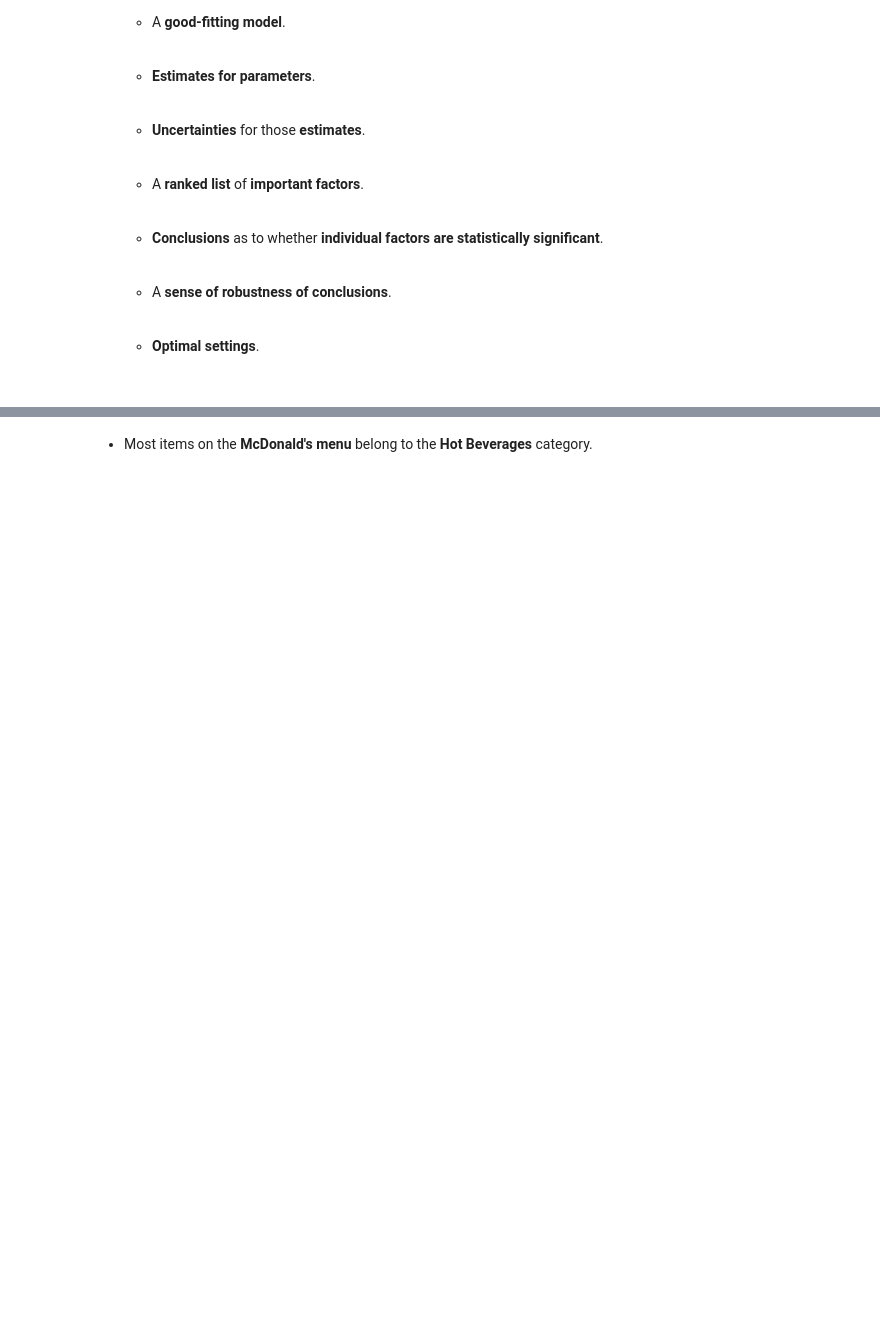
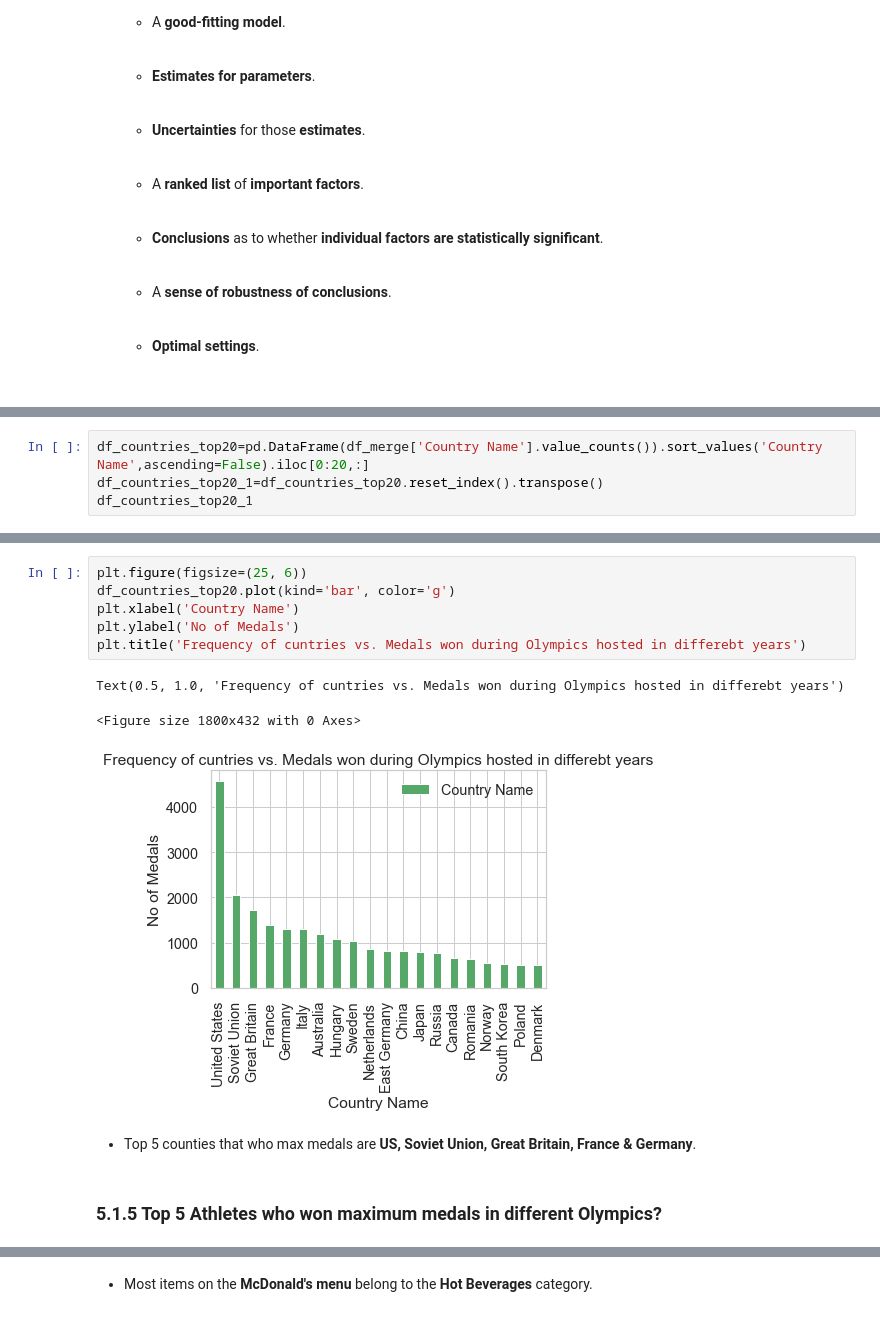
Before and after one commit to hemanthappala/Olympics, a Jupyter notebook: EDA_on_Summer_Olympics.ipynb, the cells around one changed output, grey strips where cells are left out. Cells and saved outputs as stored; diff of their text form; blank space fills up the shorter version.

```diff
--- a/EDA_on_Summer_Olympics.ipynb
+++ b/EDA_on_Summer_Olympics.ipynb
@@ -859,0 +662,4 @@ Text(0, 0.5, 'Count')
+# %%
+df_countries_top20=pd.DataFrame(df_merge['Country Name'].value_counts()).sort_values('Country Name',ascending=False).iloc[0:20,:]
+df_countries_top20_1=df_countries_top20.reset_index().transpose()
+df_countries_top20_1
@@ -859,0 +670,15 @@ Text(0, 0.5, 'Count')
+# %%
+plt.figure(figsize=(25, 6))
+df_countries_top20.plot(kind='bar', color='g')
+plt.xlabel('Country Name')
+plt.ylabel('No of Medals')
+plt.title('Frequency of cuntries vs. Medals won during Olympics hosted in differebt years')
+# %% [output]
+Text(0.5, 1.0, 'Frequency of cuntries vs. Medals won during Olympics hosted in differebt years')
+<Figure size 1800x432 with 0 Axes>
+[figure, added]
+# %% [markdown]
+- Top 5 counties that who max medals are **US, Soviet Union, Great Britain, France & Germany**.
+# %% [markdown]
+<a id=section50105></a>
+### 5.1.5 Top 5  Athletes who won maximum medals in different Olympics?
```
Also changed, not shown: parts of 204 cells of this notebook.
